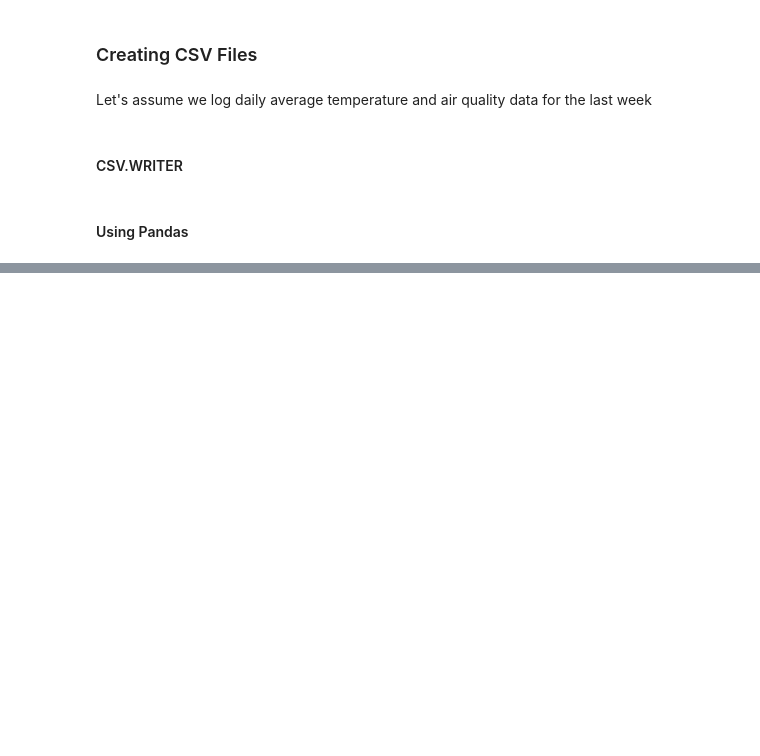
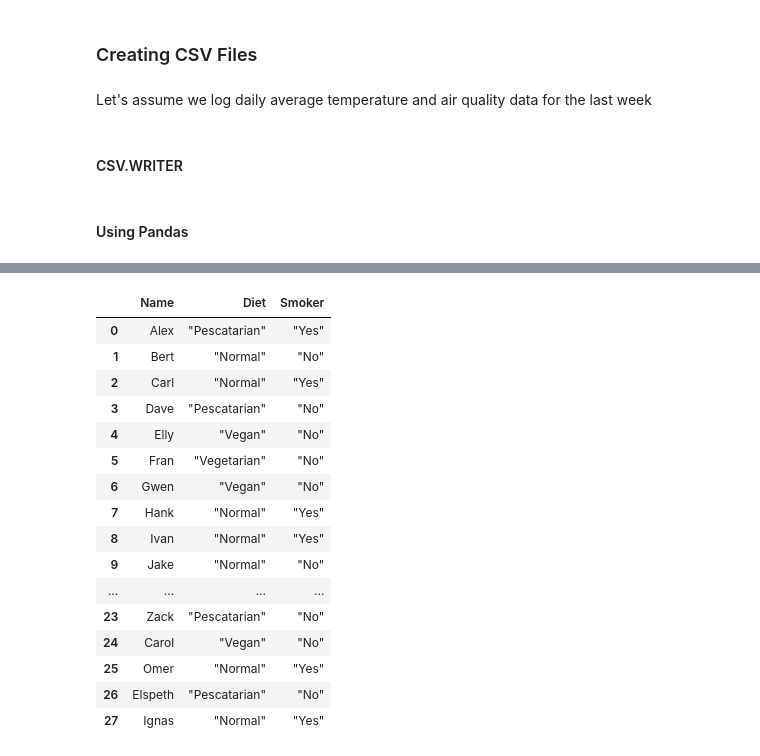
Before and after one commit to alexandrosmak/Data-Analysis, a Jupyter notebook: Accessing and Creating Files with Python.ipynb, the cells around one changed output, grey strips where cells are left out. Saved outputs shown, nothing was run; the diff lists cells and outputs as text; code cells hidden in the pictures; blank space fills up the shorter version.

```diff
--- a/Accessing and Creating Files with Python.ipynb
+++ b/Accessing and Creating Files with Python.ipynb
@@ -94,0 +151,21 @@ df.to_csv('Bio.csv', index=False)
+# %%
+habitdata = pd.read_csv('habitstats.csv', ',')
+habitdata
+# %% [output]
+|  | Name | Diet | Smoker |
+| 0 | Alex | "Pescatarian" | "Yes" |
+| 1 | Bert | "Normal" | "No" |
+| 2 | Carl | "Normal" | "Yes" |
+| 3 | Dave | "Pescatarian" | "No" |
+| 4 | Elly | "Vegan" | "No" |
+| 5 | Fran | "Vegetarian" | "No" |
+| 6 | Gwen | "Vegan" | "No" |
+| 7 | Hank | "Normal" | "Yes" |
+| 8 | Ivan | "Normal" | "Yes" |
+| 9 | Jake | "Normal" | "No" |
+| ... | ... | ... | ... |
+| 23 | Zack | "Pescatarian" | "No" |
+| 24 | Carol | "Vegan" | "No" |
+| 25 | Omer | "Normal" | "Yes" |
+| 26 | Elspeth | "Pescatarian" | "No" |
+| 27 | Ignas | "Normal" | "Yes" |
```
Also changed, not shown: parts of 12 cells of this notebook.
